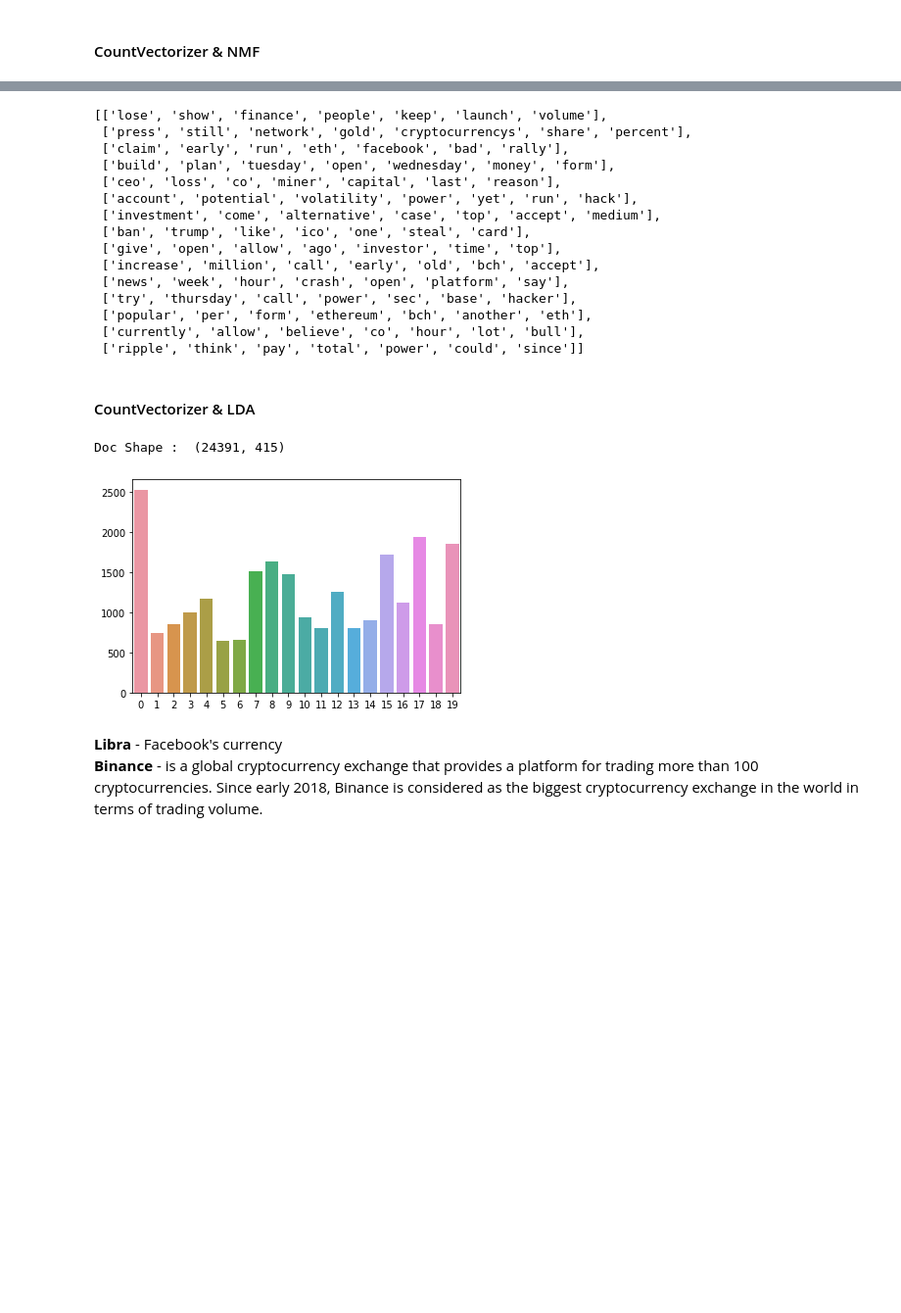
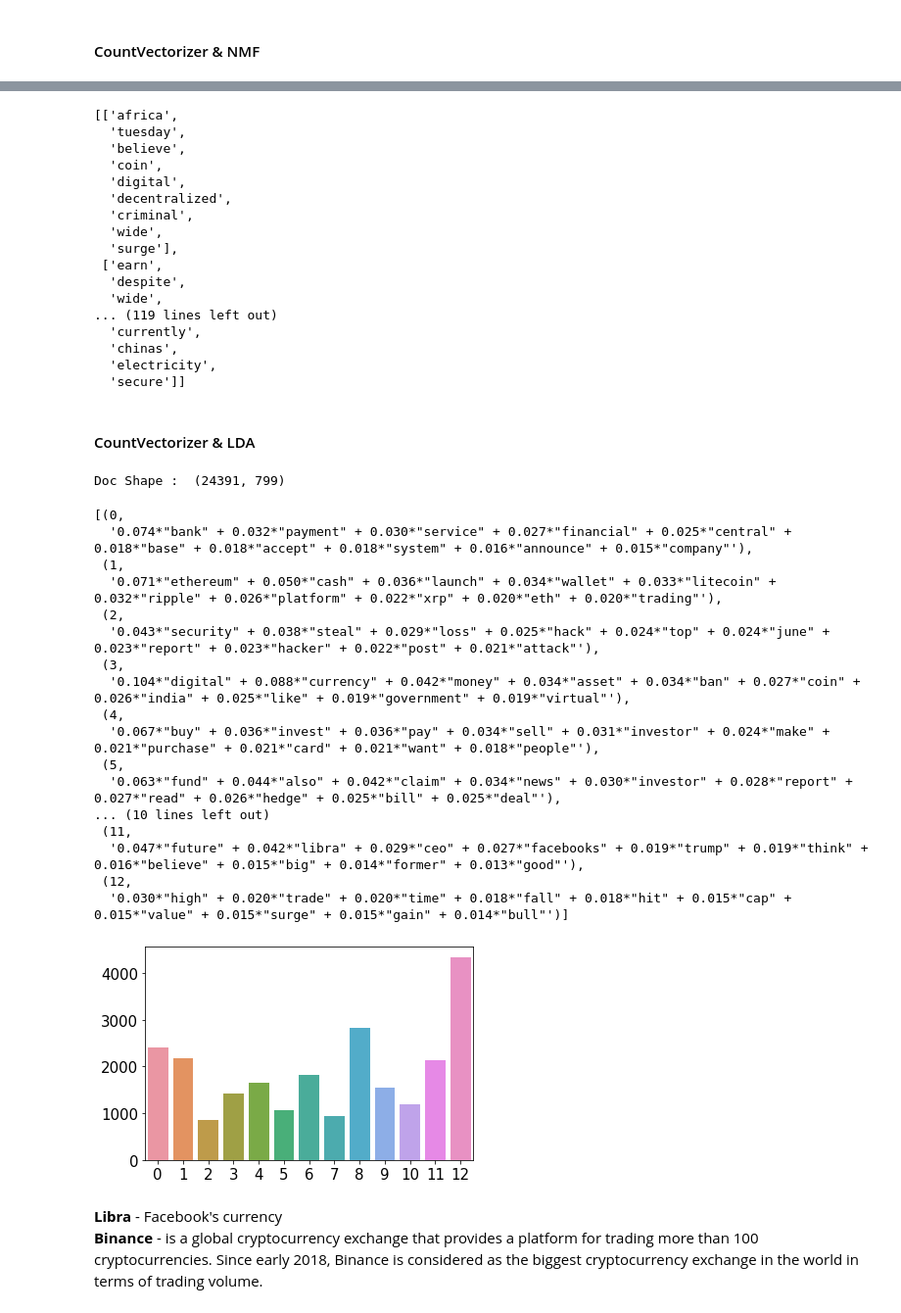
Before and after one commit to silvernine209/nlp_bitcoin_trading, a Jupyter notebook: bitcoin_trader_v2.ipynb, the cells around one changed output, grey strips where cells are left out. Shown at 98% size. Drawn from its saved outputs; the diff is of its cells as text; code cells hidden in the pictures; blank space fills up the shorter version.

```diff
--- a/bitcoin_trader_v2.ipynb
+++ b/bitcoin_trader_v2.ipynb
@@ -512,59 +537,79 @@ Doc Shape :  (24391, 322)
 # %%
 # pd.DataFrame(doc_word.toarray(), index=df_news_clean['title_intro_clean'], columns=vectorizer.get_feature_names()).head()
 # %%
-t = nmf_model.components_.argsort(axis=1)[:,-1:-8:-1]
+t = nmf_model.components_.argsort(axis=1)[:,-1:-10:-1]
 topic_words = [[list(vectorizer.vocabulary_.keys())[e-1] for e in l] for l in t]
 #topic_words = [[vectorizer.get_feature_names()[e-1] for e in l] for l in t]
 topic_words
 # %% [output]
-[['lose', 'show', 'finance', 'people', 'keep', 'launch', 'volume'],
- ['press', 'still', 'network', 'gold', 'cryptocurrencys', 'share', 'percent'],
- ['claim', 'early', 'run', 'eth', 'facebook', 'bad', 'rally'],
- ['build', 'plan', 'tuesday', 'open', 'wednesday', 'money', 'form'],
- ['ceo', 'loss', 'co', 'miner', 'capital', 'last', 'reason'],
- ['account', 'potential', 'volatility', 'power', 'yet', 'run', 'hack'],
- ['investment', 'come', 'alternative', 'case', 'top', 'accept', 'medium'],
- ['ban', 'trump', 'like', 'ico', 'one', 'steal', 'card'],
- ['give', 'open', 'allow', 'ago', 'investor', 'time', 'top'],
- ['increase', 'million', 'call', 'early', 'old', 'bch', 'accept'],
- ['news', 'week', 'hour', 'crash', 'open', 'platform', 'say'],
- ['try', 'thursday', 'call', 'power', 'sec', 'base', 'hacker'],
- ['popular', 'per', 'form', 'ethereum', 'bch', 'another', 'eth'],
- ['currently', 'allow', 'believe', 'co', 'hour', 'lot', 'bull'],
- ['ripple', 'think', 'pay', 'total', 'power', 'could', 'since']]
+[['africa',
+  'tuesday',
+  'believe',
+  'coin',
+  'digital',
+  'decentralized',
+  'criminal',
+  'wide',
+  'surge'],
+ ['earn',
+  'despite',
+  'wide',
+... (119 lines left out)
+  'currently',
+  'chinas',
+  'electricity',
+  'secure']]
 # %% [markdown]
 #### CountVectorizer & LDA
 # %%
 # Create vectorized matrix with stopword
-vectorizer = CountVectorizer(stop_words=stopword_list,max_df=0.20,min_df=0.008)
+vectorizer = CountVectorizer(stop_words=stopword_list,max_df=0.08,min_df=0.004)
 # vectorizer = CountVectorizer(ngram_range=(1, 2),stop_words=stopword_list,max_df=0.20,min_df=0.005)
 doc_word = vectorizer.fit_transform(df_news_clean['title_intro_clean'])
 print("Doc Shape : ",doc_word.shape)
 
 # Convert sparse matrix of counts to a gensim corpus
 corpus = matutils.Sparse2Corpus(doc_word.transpose())
 
 # We need to save a mapping (dict) of row id to word (token) for later use by gensim:
 id2word = dict((v, k) for k, v in vectorizer.vocabulary_.items())
 
 # Create lda model (equivalent to "fit" in sklearn)
-lda = models.LdaMulticore(corpus=corpus, num_topics=20, id2word=id2word, passes=5, workers=1)
+lda = models.LdaMulticore(corpus=corpus, num_topics=13, id2word=id2word, passes=7, workers=1)
 
 # Transform the docs from the word space to the topic space (like "transform" in sklearn)
 lda_corpus = lda[corpus]
 
 # Store the documents' topic vectors in a list so we can take a peak
 lda_docs = [doc for doc in lda_corpus]
 
 # View Topic Distribution
 doc_cluster = [sorted(doc,key=lambda row:row[1])[::-1][0][0] for doc in lda_docs]
 sns.barplot(x=pd.Series(doc_cluster).value_counts().keys(),y=pd.Series(doc_cluster).value_counts().values);
 
 # # Check out the document vectors in the topic space for the first 5 documents
 # lda_docs[:5]
+lda.print_topics()
 # %% [output]
-Doc Shape :  (24391, 415)
+Doc Shape :  (24391, 799)
+[(0,
+  '0.074*"bank" + 0.032*"payment" + 0.030*"service" + 0.027*"financial" + 0.025*"central" + 0.018*"base" + 0.018*"accept" + 0.018*"system" + 0.016*"announce" + 0.015*"company"'),
+ (1,
+  '0.071*"ethereum" + 0.050*"cash" + 0.036*"launch" + 0.034*"wallet" + 0.033*"litecoin" + 0.032*"ripple" + 0.026*"platform" + 0.022*"xrp" + 0.020*"eth" + 0.020*"trading"'),
+ (2,
+  '0.043*"security" + 0.038*"steal" + 0.029*"loss" + 0.025*"hack" + 0.024*"top" + 0.024*"june" + 0.023*"report" + 0.023*"hacker" + 0.022*"post" + 0.021*"attack"'),
+ (3,
+  '0.104*"digital" + 0.088*"currency" + 0.042*"money" + 0.034*"asset" + 0.034*"ban" + 0.027*"coin" + 0.026*"india" + 0.025*"like" + 0.019*"government" + 0.019*"virtual"'),
+ (4,
+  '0.067*"buy" + 0.036*"invest" + 0.036*"pay" + 0.034*"sell" + 0.031*"investor" + 0.024*"make" + 0.021*"purchase" + 0.021*"card" + 0.021*"want" + 0.018*"people"'),
+ (5,
+  '0.063*"fund" + 0.044*"also" + 0.042*"claim" + 0.034*"news" + 0.030*"investor" + 0.028*"report" + 0.027*"read" + 0.026*"hedge" + 0.025*"bill" + 0.025*"deal"'),
+... (10 lines left out)
+ (11,
+  '0.047*"future" + 0.042*"libra" + 0.029*"ceo" + 0.027*"facebooks" + 0.019*"trump" + 0.019*"think" + 0.016*"believe" + 0.015*"big" + 0.014*"former" + 0.013*"good"'),
+ (12,
+  '0.030*"high" + 0.020*"trade" + 0.020*"time" + 0.018*"fall" + 0.018*"hit" + 0.015*"cap" + 0.015*"value" + 0.015*"surge" + 0.015*"gain" + 0.014*"bull"')]
-[figure, old version]
+[figure, new version]
 # %% [markdown]
 **Libra** - Facebook's currency
 **Binance** - is a global cryptocurrency exchange that provides a platform for trading more than 100 cryptocurrencies. Since early 2018, Binance is considered as the biggest cryptocurrency exchange in the world in terms of trading volume.
```
Also changed, not shown: parts of 80 cells of this notebook.
